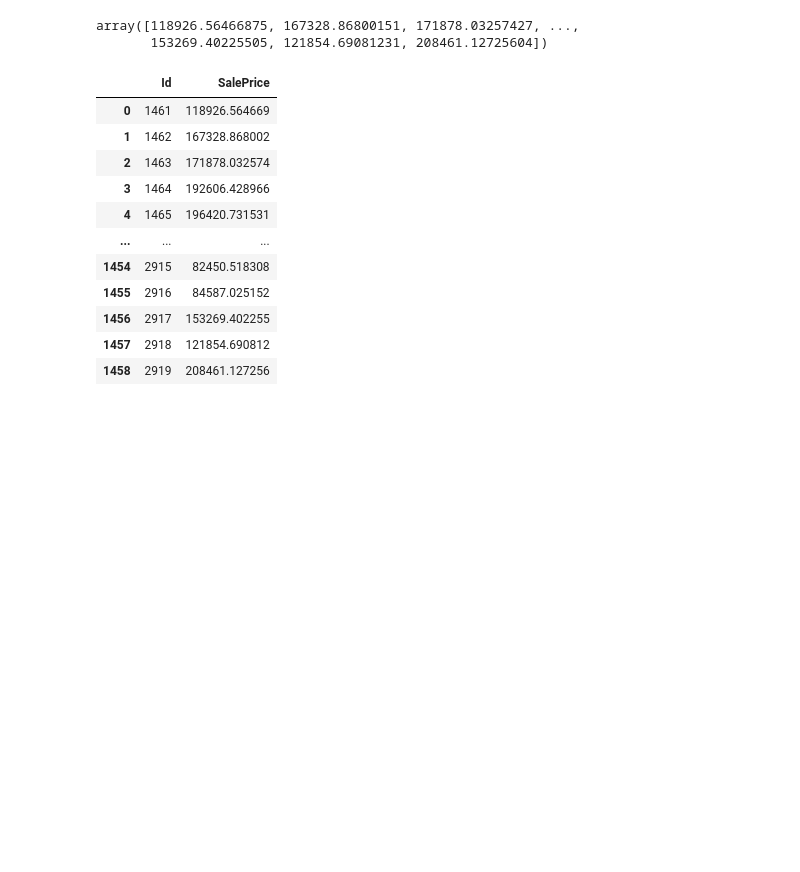
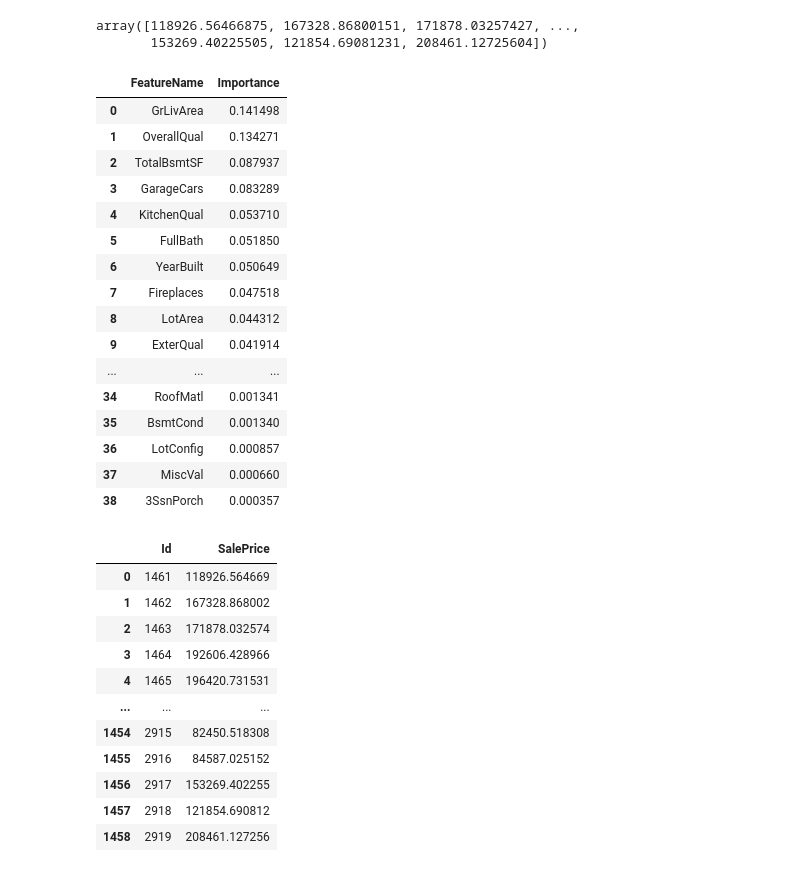
Before and after one commit to matthew-boccio/ml-housing, a Jupyter notebook: Gradient_Boosting.ipynb, the cells around one changed output. Cells and saved outputs as stored; diff of their text form; code cells hidden in the pictures; blank space fills up the shorter version.

Commit message:
calculated feature importance

```diff
--- a/Gradient_Boosting.ipynb
+++ b/Gradient_Boosting.ipynb
@@ -271,4 +252,25 @@ test_y
 # %% [output]
 array([118926.56466875, 167328.86800151, 171878.03257427, ...,
        153269.40225505, 121854.69081231, 208461.12725604])
+# %%
+sorted_importance = sorted(zip(test.columns, gbm.feature_importances_), key=lambda t:t[1], reverse=True)
+pd.DataFrame(sorted_importance, columns = ['FeatureName',  'Importance'])
+# %% [output]
+|  | FeatureName | Importance |
+| 0 | GrLivArea | 0.141498 |
+| 1 | OverallQual | 0.134271 |
+| 2 | TotalBsmtSF | 0.087937 |
+| 3 | GarageCars | 0.083289 |
+| 4 | KitchenQual | 0.053710 |
+| 5 | FullBath | 0.051850 |
+| 6 | YearBuilt | 0.050649 |
+| 7 | Fireplaces | 0.047518 |
+| 8 | LotArea | 0.044312 |
+| 9 | ExterQual | 0.041914 |
+| ... | ... | ... |
+| 34 | RoofMatl | 0.001341 |
+| 35 | BsmtCond | 0.001340 |
+| 36 | LotConfig | 0.000857 |
+| 37 | MiscVal | 0.000660 |
+| 38 | 3SsnPorch | 0.000357 |
 # %%
```
Also changed, not shown: parts of 6 cells of this notebook.
